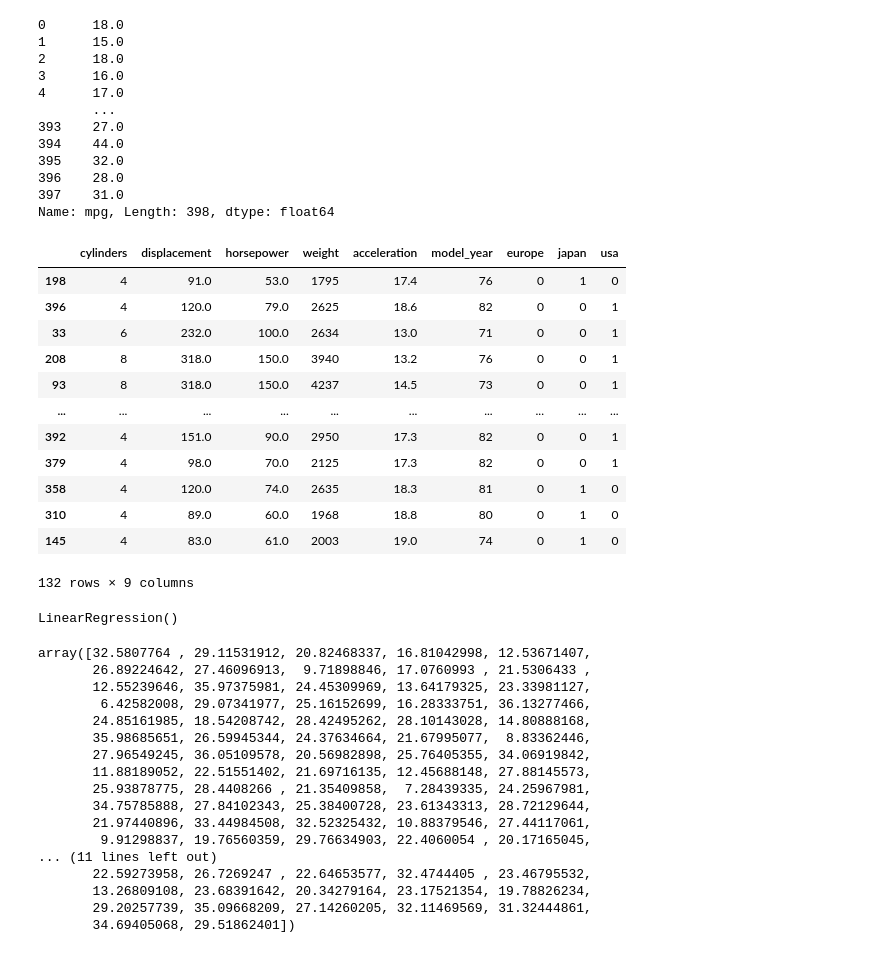
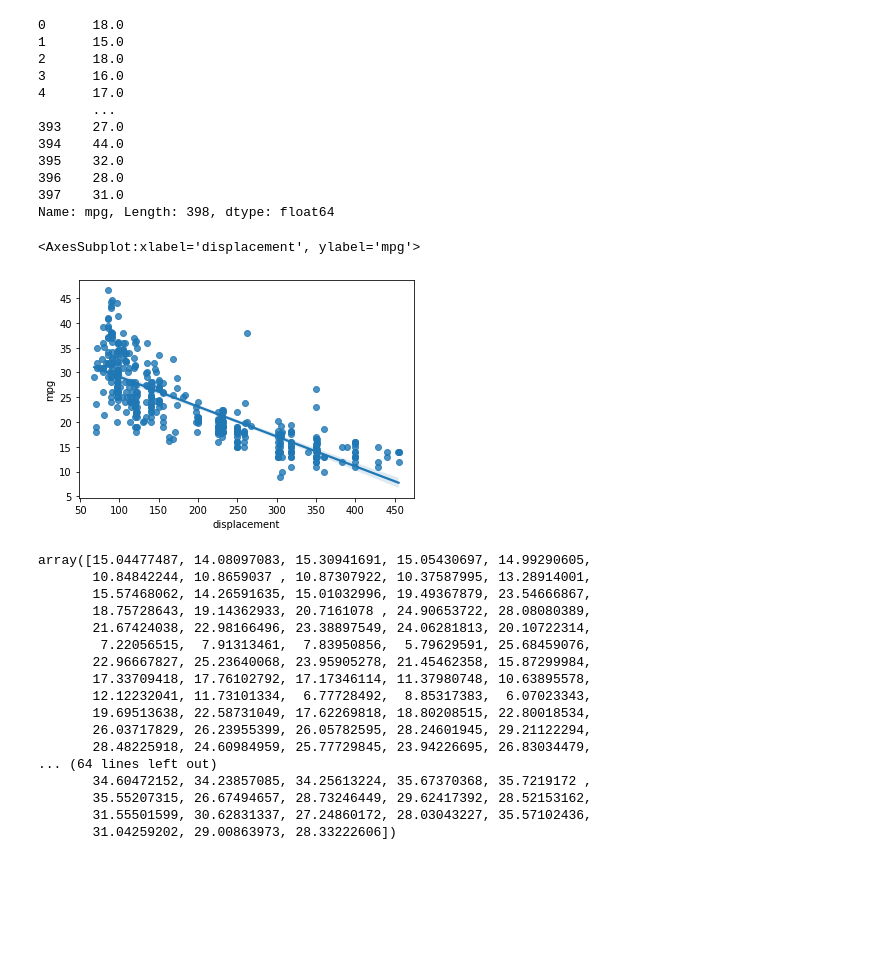
Before and after one commit to infohata/ptu1-advanced-math, a Jupyter notebook: ptu1_ml_lreg.ipynb, the cells around one changed output. Cells and saved outputs as stored; diff of their text form; code cells hidden in the pictures; blank space fills up the shorter version.

```diff
--- a/ptu1_ml_lreg.ipynb
+++ b/ptu1_ml_lreg.ipynb
@@ -150,47 +151,34 @@ x_train, x_test, y_train, y_test = train_test_split(x, y, test_size=0.33, random
-# %%
-x_test
-# %% [output]
-|  | cylinders | displacement | horsepower | weight | acceleration | model_year | europe | japan | usa |
-| 198 | 4 | 91.0 | 53.0 | 1795 | 17.4 | 76 | 0 | 1 | 0 |
-| 396 | 4 | 120.0 | 79.0 | 2625 | 18.6 | 82 | 0 | 0 | 1 |
-| 33 | 6 | 232.0 | 100.0 | 2634 | 13.0 | 71 | 0 | 0 | 1 |
-| 208 | 8 | 318.0 | 150.0 | 3940 | 13.2 | 76 | 0 | 0 | 1 |
-| 93 | 8 | 318.0 | 150.0 | 4237 | 14.5 | 73 | 0 | 0 | 1 |
-| ... | ... | ... | ... | ... | ... | ... | ... | ... | ... |
-| 392 | 4 | 151.0 | 90.0 | 2950 | 17.3 | 82 | 0 | 0 | 1 |
-| 379 | 4 | 98.0 | 70.0 | 2125 | 17.3 | 82 | 0 | 0 | 1 |
-| 358 | 4 | 120.0 | 74.0 | 2635 | 18.3 | 81 | 0 | 1 | 0 |
-| 310 | 4 | 89.0 | 60.0 | 1968 | 18.8 | 80 | 0 | 1 | 0 |
-| 145 | 4 | 83.0 | 61.0 | 2003 | 19.0 | 74 | 0 | 1 | 0 |
-132 rows × 9 columns
 # %%
 from sklearn.linear_model import LinearRegression
 # %%
-reg = LinearRegression().fit(x_train, y_train)
-reg
+reg = LinearRegression().fit(x, y)
+# reg
-# %% [output]
-LinearRegression()
+# %%
+sns.regplot(x='displacement', y='mpg', data=data)
+# %% [output]
+<AxesSubplot:xlabel='displacement', ylabel='mpg'>
+[figure, added]
 # %%
-prediction = reg.predict(x_test)
+prediction = reg.predict(x)
 prediction
 # %% [output]
-array([32.5807764 , 29.11531912, 20.82468337, 16.81042998, 12.53671407,
-       26.89224642, 27.46096913,  9.71898846, 17.0760993 , 21.5306433 ,
-       12.55239646, 35.97375981, 24.45309969, 13.64179325, 23.33981127,
-        6.42582008, 29.07341977, 25.16152699, 16.28333751, 36.13277466,
-       24.85161985, 18.54208742, 28.42495262, 28.10143028, 14.80888168,
-       35.98685651, 26.59945344, 24.37634664, 21.67995077,  8.83362446,
-       27.96549245, 36.05109578, 20.56982898, 25.76405355, 34.06919842,
-       11.88189052, 22.51551402, 21.69716135, 12.45688148, 27.88145573,
-       25.93878775, 28.4408266 , 21.35409858,  7.28439335, 24.25967981,
-       34.75785888, 27.84102343, 25.38400728, 23.61343313, 28.72129644,
-       21.97440896, 33.44984508, 32.52325432, 10.88379546, 27.44117061,
-        9.91298837, 19.76560359, 29.76634903, 22.4060054 , 20.17165045,
-... (11 lines left out)
-       22.59273958, 26.7269247 , 22.64653577, 32.4744405 , 23.46795532,
-       13.26809108, 23.68391642, 20.34279164, 23.17521354, 19.78826234,
-       29.20257739, 35.09668209, 27.14260205, 32.11469569, 31.32444861,
-       34.69405068, 29.51862401])
+array([15.04477487, 14.08097083, 15.30941691, 15.05430697, 14.99290605,
+       10.84842244, 10.8659037 , 10.87307922, 10.37587995, 13.28914001,
+       15.57468062, 14.26591635, 15.01032996, 19.49367879, 23.54666867,
+       18.75728643, 19.14362933, 20.7161078 , 24.90653722, 28.08080389,
+       21.67424038, 22.98166496, 23.38897549, 24.06281813, 20.10722314,
+        7.22056515,  7.91313461,  7.83950856,  5.79629591, 25.68459076,
+       22.96667827, 25.23640068, 23.95905278, 21.45462358, 15.87299984,
+       17.33709418, 17.76102792, 17.17346114, 11.37980748, 10.63895578,
+       12.12232041, 11.73101334,  6.77728492,  8.85317383,  6.07023343,
+       19.69513638, 22.58731049, 17.62269818, 18.80208515, 22.80018534,
+       26.03717829, 26.23955399, 26.05782595, 28.24601945, 29.21122294,
+       28.48225918, 24.60984959, 25.77729845, 23.94226695, 26.83034479,
+... (64 lines left out)
+       34.60472152, 34.23857085, 34.25613224, 35.67370368, 35.7219172 ,
+       35.55207315, 26.67494657, 28.73246449, 29.62417392, 28.52153162,
+       31.55501599, 30.62831337, 27.24860172, 28.03043227, 35.57102436,
+       31.04259202, 29.00863973, 28.33222606])
 # %%
 spejimai = pd.Series(data=prediction, name='Spejimas')
 spejimai
```
Also changed, not shown: parts of 9 cells of this notebook, 2 other files.
